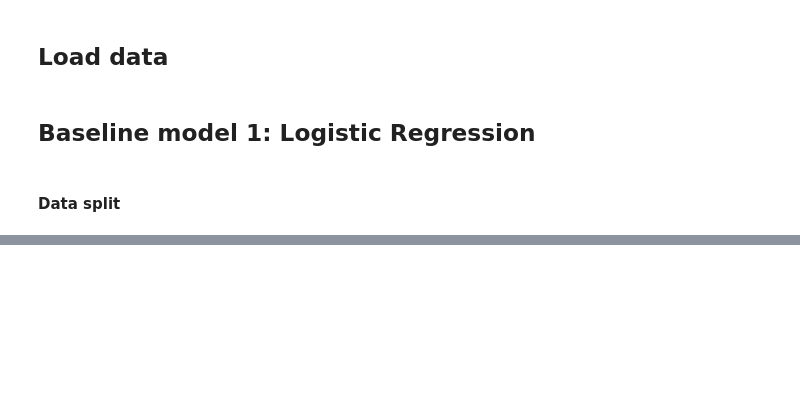
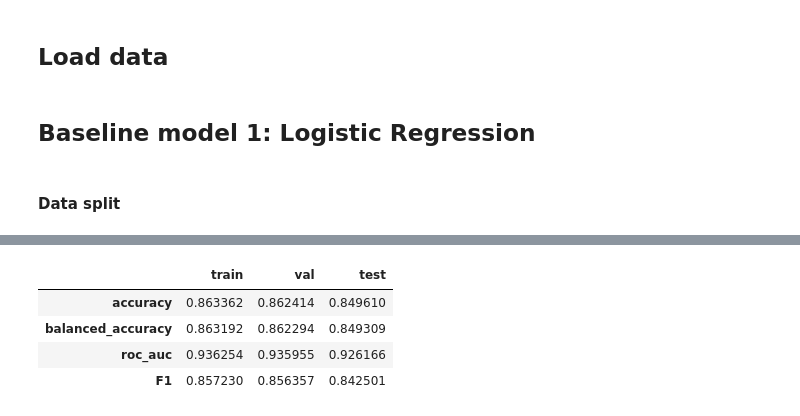
Before and after one commit to miknab/fair-image-classifier, a Jupyter notebook: fc_basemodel.ipynb, the cells around one changed output, grey strips where cells are left out. Drawn from its saved outputs; the diff is of its cells as text; code cells hidden in the pictures; blank space fills up the shorter version.

Commit message:
Fixed inconsistency in data set split
Now for all models, the training set size is 72%, the validation
set size is 8% and the test set size 20% of the entire data set.

```diff
--- a/fc_basemodel.ipynb
+++ b/fc_basemodel.ipynb
@@ -81,7 +84,7 @@ else:
                                            )
 
     idx_train, idx_val  = train_test_split(idx_train,
-                                           test_size = 0.2,
+                                           test_size = 0.1,
                                            stratify = data[target].values[idx_train],
                                            random_state=seed
                                            )
@@ -107,7 +118,12 @@ idx_df = pd.DataFrame({"train_idx": idx_train,
 idx_df.to_csv(new_model_dir / f"data_set_indices__{file_suffix}.csv", index=False)
 # %%
 model = LogisticRegression(random_state = seed,
-                           solver="liblinear",
+                           #solver="liblinear",
                            n_jobs = -1,
                            verbose=True
                            )
+
+start = dt.now()
+model.fit(X_train, y_train)
+elapsed = dt.now()-start
+print(f"Elapsed: {elapsed}s")
@@ -168,25 +221,31 @@ y_proba_test
 # %%
 train_metrics = {"accuracy": accuracy_score(y_train, y_pred_train),
                 "balanced_accuracy": balanced_accuracy_score(y_train, y_pred_train),
                 "roc_auc": roc_auc_score(y_train, y_proba_train[:,1]),
                 "F1": f1_score(y_train, y_pred_train)}
 
 val_metrics = {"accuracy": accuracy_score(y_val, y_pred_val),
-                "balanced_accuracy": balanced_accuracy_score(y_val, y_prob_val),
+                "balanced_accuracy": balanced_accuracy_score(y_val, y_pred_val),
                 "roc_auc": roc_auc_score(y_val, y_proba_val[:,1]),
                 "F1": f1_score(y_val, y_pred_val)}
 
 test_metrics = {"accuracy": accuracy_score(y_test, y_pred_test),
                 "balanced_accuracy": balanced_accuracy_score(y_test, y_pred_test),
                 "roc_auc": roc_auc_score(y_test, y_proba_test[:,1]),
                 "F1": f1_score(y_test, y_pred_test)}
 
 metrics_df = pd.DataFrame({"train": train_metrics,
                            "val": val_metrics,
                            "test": test_metrics})
 
 display(metrics_df)
 metrics_df.to_csv(new_model_dir / f"metrics__{file_suffix}.csv")
+# %% [output]
+|  | train | val | test |
+| accuracy | 0.863362 | 0.862414 | 0.849610 |
+| balanced_accuracy | 0.863192 | 0.862294 | 0.849309 |
+| roc_auc | 0.936254 | 0.935955 | 0.926166 |
+| F1 | 0.857230 | 0.856357 | 0.842501 |
 # %%
 base_best_params = pd.DataFrame({k: str(v) for k,v in rand_search.best_params_.items()}, index=[0])
 base_best_params.to_csv(new_model_dir / f"best_params__{file_suffix}.csv", index=False)
```
Also changed, not shown: parts of 9 cells of this notebook, 1 other file.
